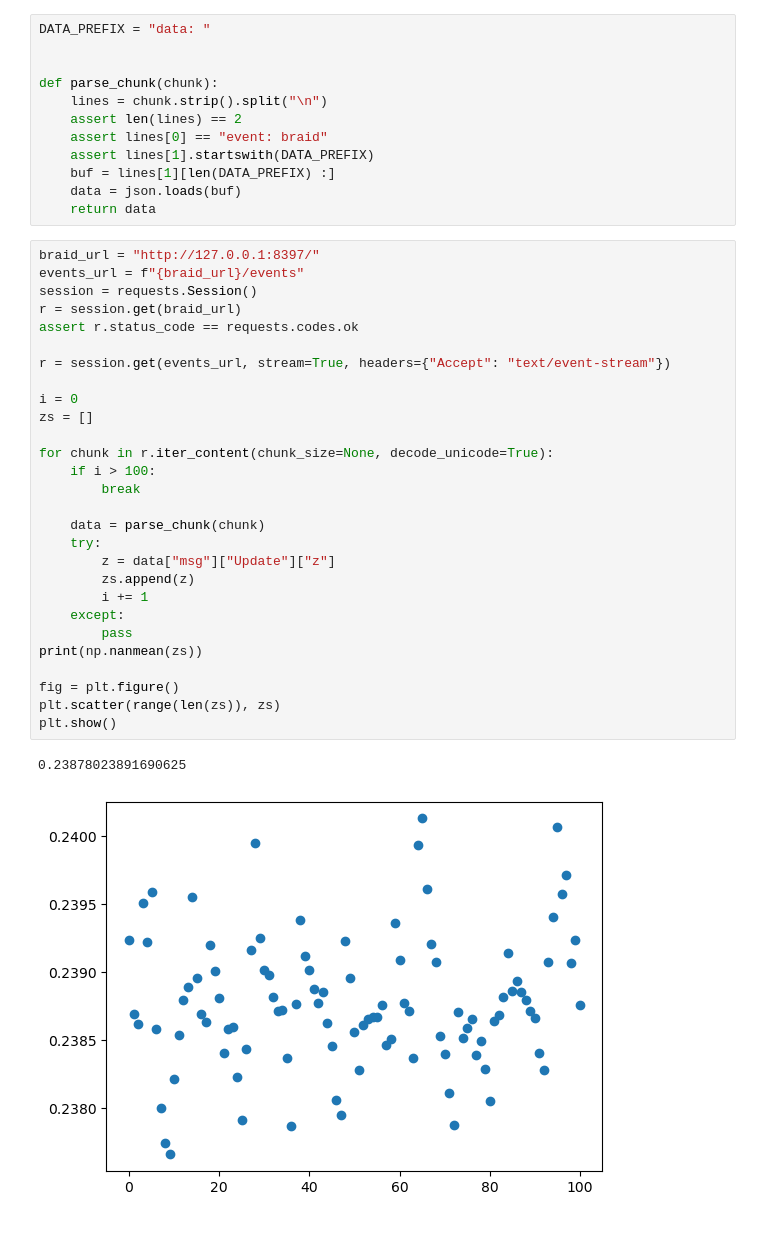
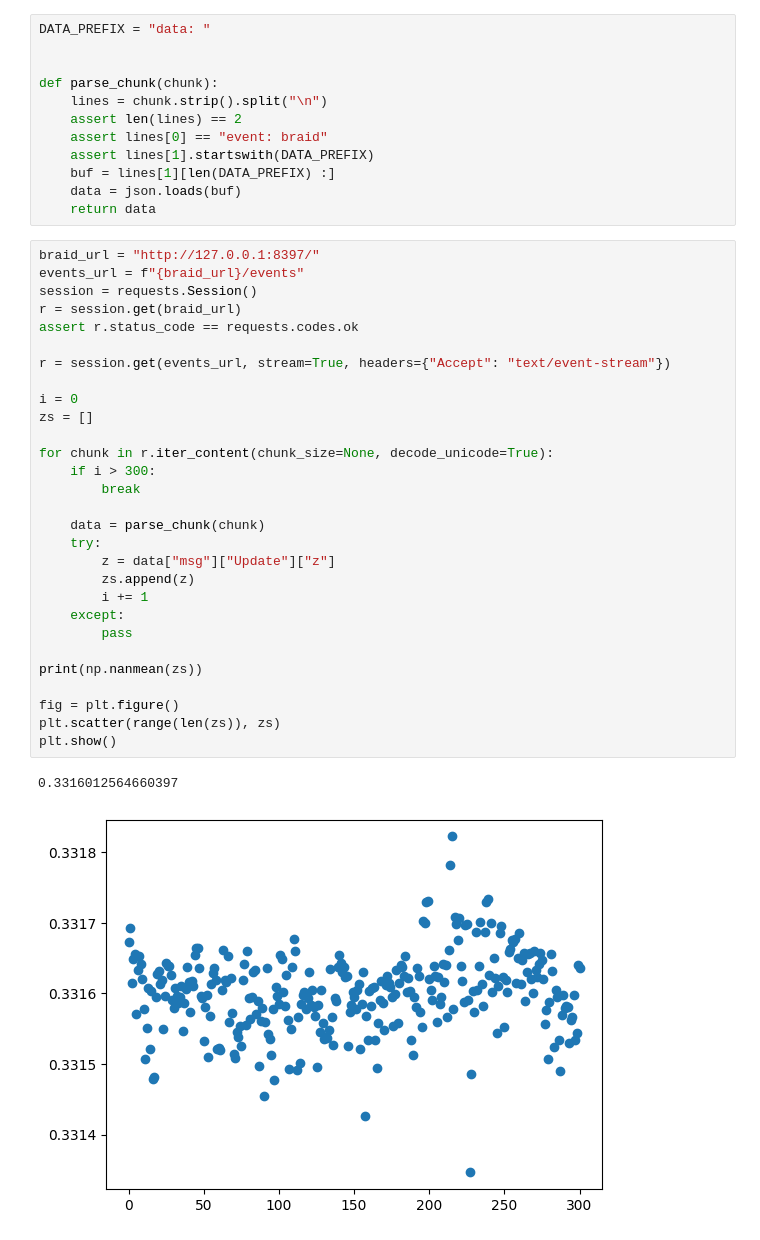
Before and after one commit to mpinb/braid-opto-arena, a Jupyter notebook: notebooks/get_mean_z.ipynb, the cells around one changed output. Saved outputs shown, nothing was run; the diff lists cells and outputs as text.

```diff
--- a/notebooks/get_mean_z.ipynb
+++ b/notebooks/get_mean_z.ipynb
@@ -18,31 +163,32 @@ def parse_chunk(chunk):
 # %%
 braid_url = "http://127.0.0.1:8397/"
 events_url = f"{braid_url}/events"
 session = requests.Session()
 r = session.get(braid_url)
 assert r.status_code == requests.codes.ok
 
 r = session.get(events_url, stream=True, headers={"Accept": "text/event-stream"})
 
 i = 0
 zs = []
 
 for chunk in r.iter_content(chunk_size=None, decode_unicode=True):
-    if i > 100:
+    if i > 300:
         break
 
     data = parse_chunk(chunk)
     try:
         z = data["msg"]["Update"]["z"]
         zs.append(z)
         i += 1
     except:
         pass
+
 print(np.nanmean(zs))
 
 fig = plt.figure()
 plt.scatter(range(len(zs)), zs)
 plt.show()
 # %% [output]
-0.23878023891690625
+0.3316012564660397
-[figure, old version]
+[figure, new version]
```
Also changed, not shown: parts of 4 cells of this notebook, 11 other files.
